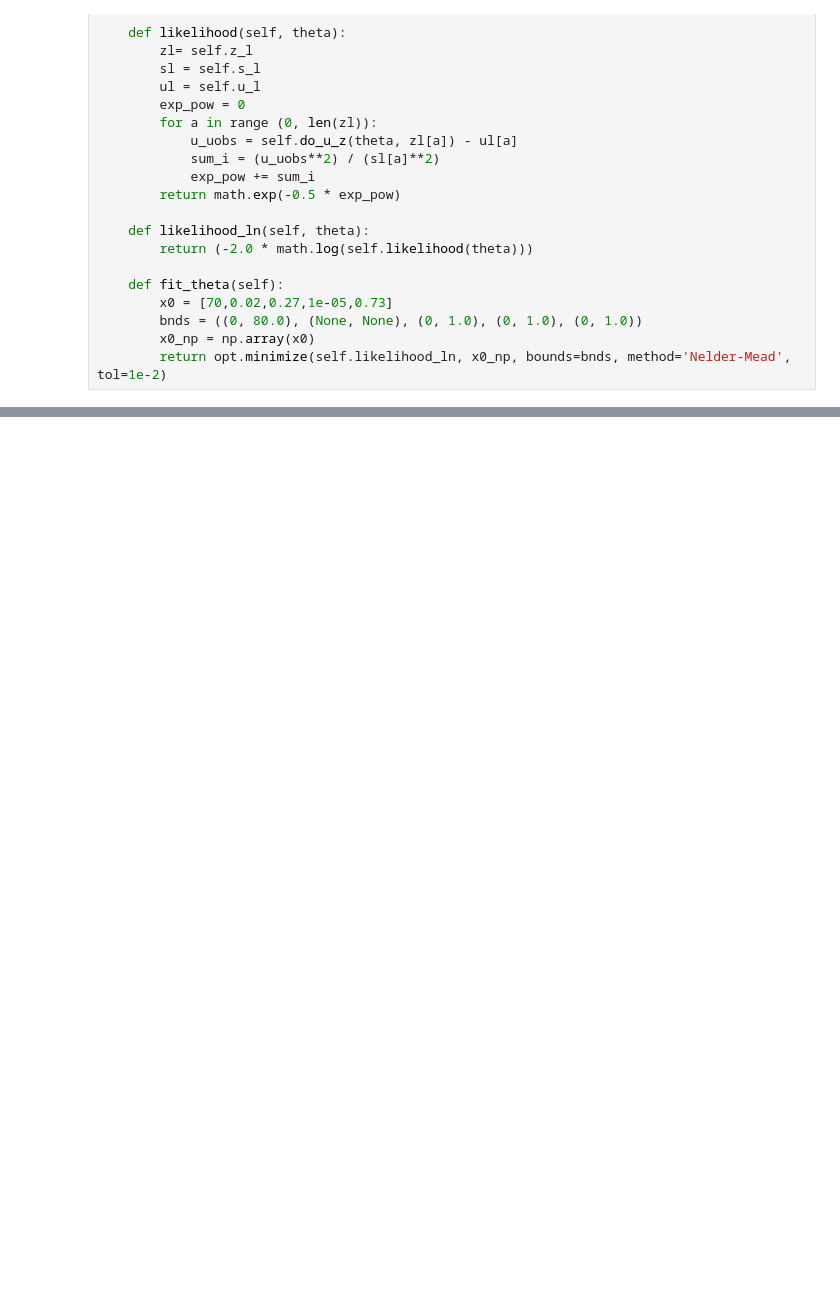
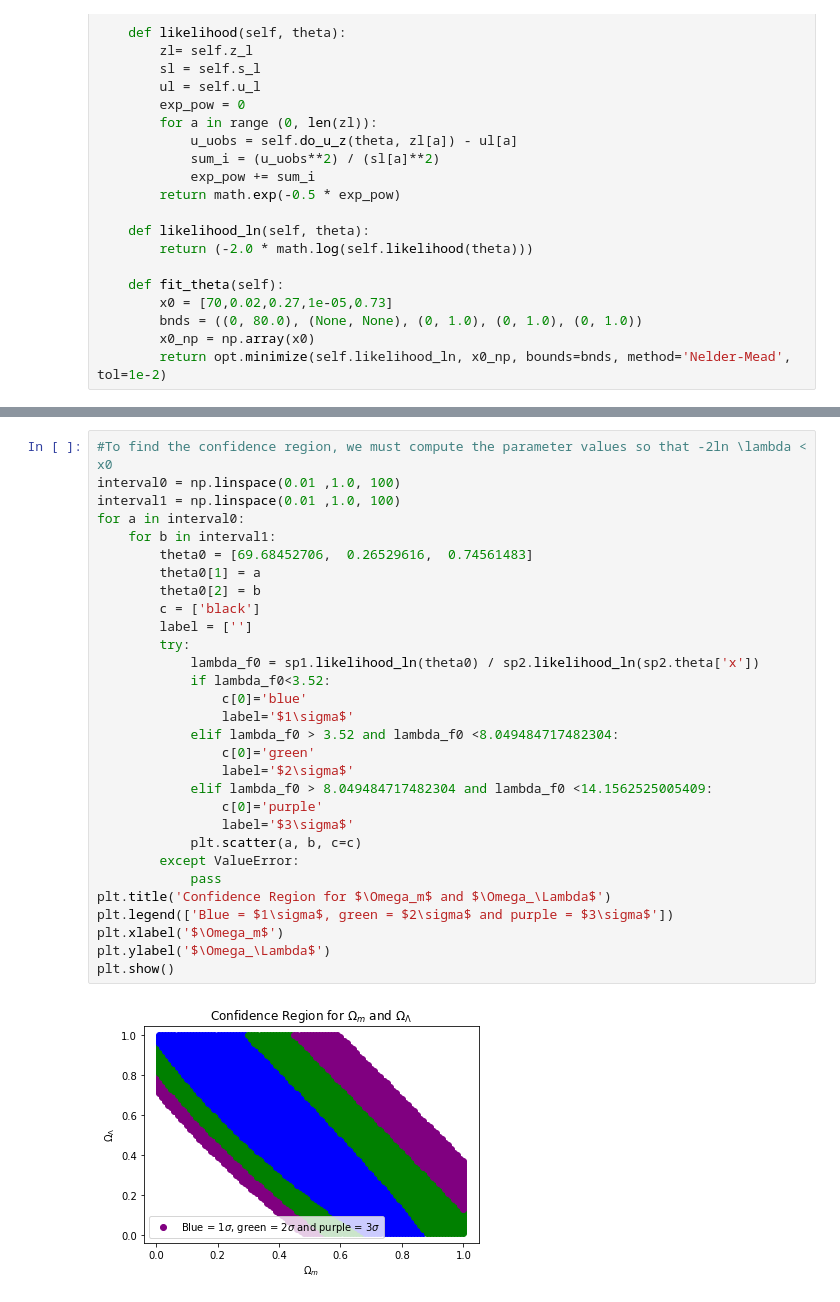
Before and after one commit to eduardojsbarroso/analise_de_dados, a Jupyter notebook: Lista_2.ipynb, the cells around one changed output, grey strips where cells are left out. Drawn from its saved outputs; the diff is of its cells as text; blank space fills up the shorter version.

```diff
--- a/Lista_2.ipynb
+++ b/Lista_2.ipynb
@@ -251,0 +288,32 @@ For 1,2,3sigma and l=3, X^2_0 = [3.5268221788659933, 8.049484717482304, 14.15625
+# %%
+#To find the confidence region, we must compute the parameter values so that -2ln \lambda < x0
+interval0 = np.linspace(0.01 ,1.0, 100)
+interval1 = np.linspace(0.01 ,1.0, 100)
+for a in interval0:
+    for b in interval1:
+        theta0 = [69.68452706,  0.26529616,  0.74561483]
+        theta0[1] = a
+        theta0[2] = b
+        c = ['black']
+        label = ['']
+        try:
+            lambda_f0 = sp1.likelihood_ln(theta0) / sp2.likelihood_ln(sp2.theta['x'])
+            if lambda_f0<3.52:
+                c[0]='blue'
+                label='$1\sigma$'
+            elif lambda_f0 > 3.52 and lambda_f0 <8.049484717482304:
+                c[0]='green'
+                label='$2\sigma$'
+            elif lambda_f0 > 8.049484717482304 and lambda_f0 <14.1562525005409:
+                c[0]='purple'
+                label='$3\sigma$'
+            plt.scatter(a, b, c=c)
+        except ValueError:
+            pass
+plt.title('Confidence Region for $\Omega_m$ and $\Omega_\Lambda$')
+plt.legend(['Blue = $1\sigma$, green = $2\sigma$ and purple = $3\sigma$'])
+plt.xlabel('$\Omega_m$')
+plt.ylabel('$\Omega_\Lambda$')
+plt.show()
+# %% [output]
+[figure, added]
```
Also changed, not shown: parts of 10 cells of this notebook.
